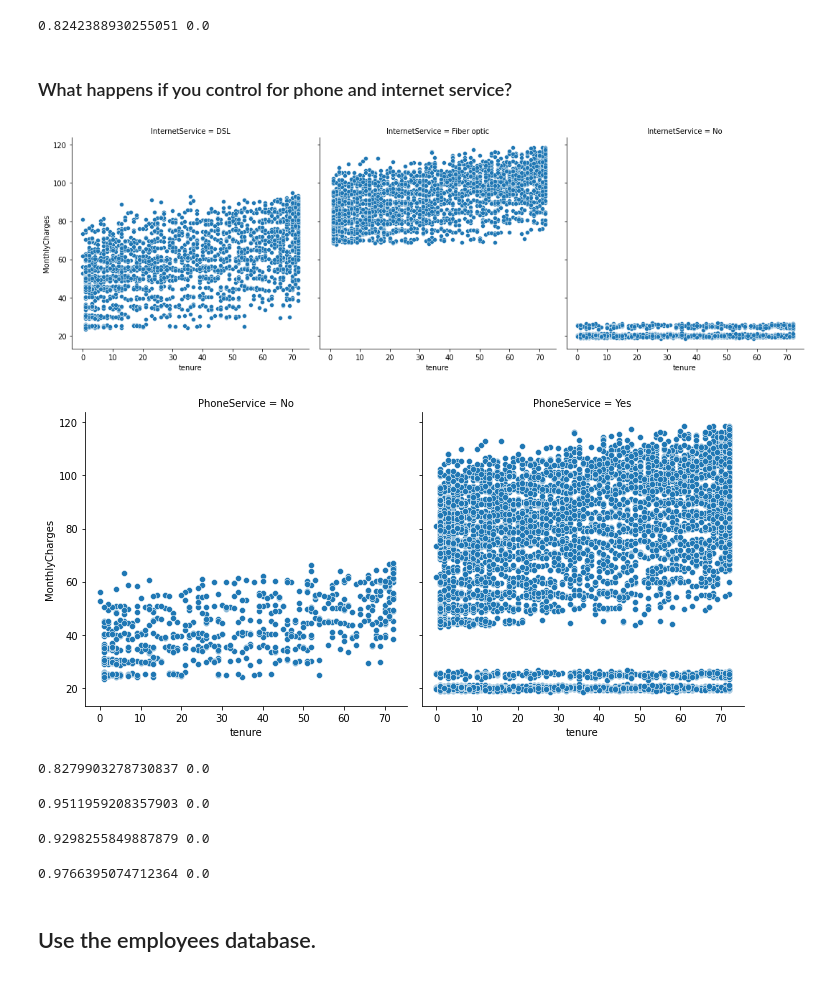
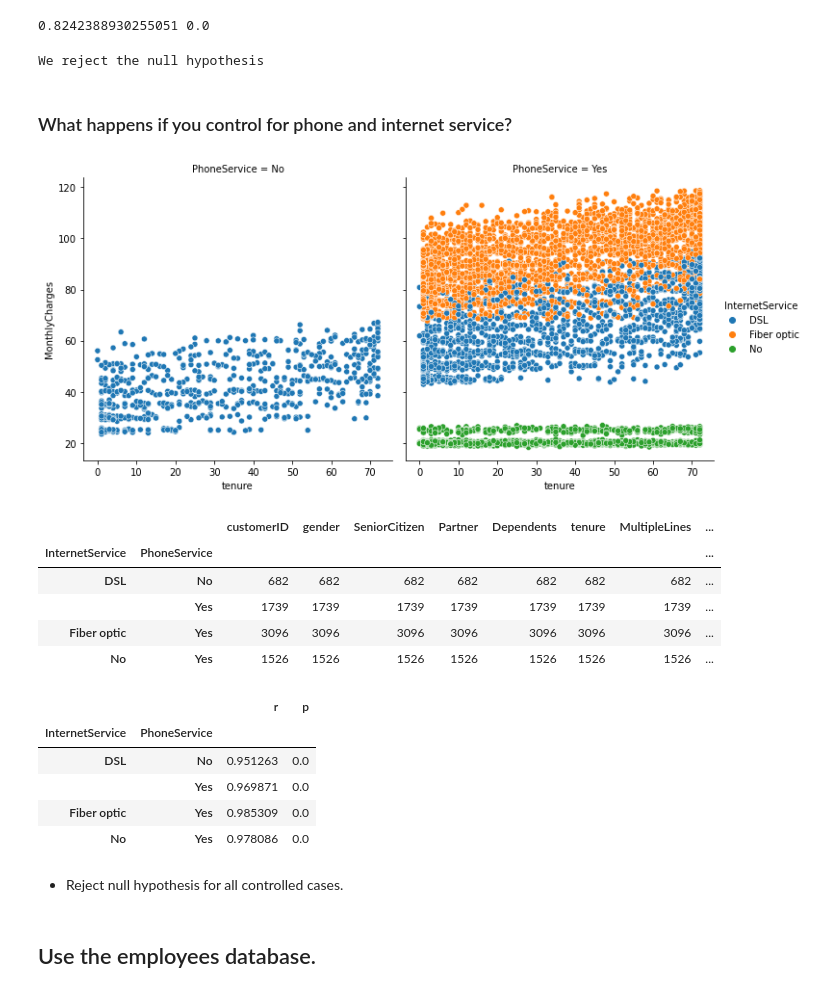
Before and after one commit to joshua-shorterivey/statistics-exercises, a Jupyter notebook: hypothesis_testing.ipynb, the cells around one changed output. Cells and saved outputs as stored; diff of their text form; code cells hidden in the pictures.

Commit message:
amended hypothesis_testing

```diff
--- a/hypothesis_testing.ipynb
+++ b/hypothesis_testing.ipynb
@@ -217,25 +229,19 @@ corr, p = stats.pearsonr(telco_churn.tenure, telco_churn.TotalCharges.interpolat
 print(corr, p)
 # %% [output]
 0.8242388930255051 0.0
+# %%
+#evaluate p-value
+if p < alpha:
+    print("We reject the null hypothesis")
+else:
+    print("We fail to reject the null hypothesis")
+# %% [output]
+We reject the null hypothesis
 # %% [markdown]
 ### What happens if you control for phone and internet service?
 # %%
 #plot them
-sns.relplot(data=telco_churn, x='tenure', y='MonthlyCharges', col='InternetService')
-sns.relplot(data=telco_churn, x='tenure', y='MonthlyCharges', col='PhoneService')
+sns.relplot(data=telco_churn, x='tenure', y='MonthlyCharges', col='PhoneService', hue='InternetService')
 plt.show()
 # %% [output]
-[figure, old version]
+[figure, new version]
-[figure, removed]
-# %%
-with_phone = telco_churn[telco_churn.PhoneService == 'Yes']
-corr, p = stats.pearsonr(with_phone.tenure, with_phone.TotalCharges.interpolate(method='pad'))
-print(corr, p)
-# %% [output]
-0.8279903278730837 0.0
-# %%
-without_phone = telco_churn[telco_churn.PhoneService == 'No']
-corr, p = stats.pearsonr(without_phone.tenure, without_phone.TotalCharges.interpolate(method='pad'))
-print(corr, p)
-# %% [output]
-0.9511959208357903 0.0
@@ -245,10 +248,9 @@ without_internet = telco_churn[telco_churn.InternetService == 'No']
-# %%
-corr, p = stats.pearsonr(with_internet.tenure, with_internet.TotalCharges.interpolate(method='pad'))
-print(corr, p)
-# %% [output]
-0.9298255849887879 0.0
-# %%
-corr, p = stats.pearsonr(without_internet.tenure, without_internet.TotalCharges.interpolate(method='pad'))
-print(corr, p)
-# %% [output]
-0.9766395074712364 0.0
+# %%
+telco_churn.groupby(['InternetService', 'PhoneService']).count()
+# %% [output]
+|  |  | customerID | gender | SeniorCitizen | Partner | Dependents | tenure | MultipleLines | ... |
+| InternetService | PhoneService |  |  |  |  |  |  |  | ... |
+| DSL | No | 682 | 682 | 682 | 682 | 682 | 682 | 682 | ... |
+|  | Yes | 1739 | 1739 | 1739 | 1739 | 1739 | 1739 | 1739 | ... |
+| Fiber optic | Yes | 3096 | 3096 | 3096 | 3096 | 3096 | 3096 | 3096 | ... |
+| No | Yes | 1526 | 1526 | 1526 | 1526 | 1526 | 1526 | 1526 | ... |
@@ -254,0 +261,12 @@ print(corr, p)
+# %%
+#use correlation function
+telco_churn.groupby(['InternetService','PhoneService']).apply(corr_fun)
+# %% [output]
+|  |  | r | p |
+| InternetService | PhoneService |  |  |
+| DSL | No | 0.951263 | 0.0 |
+|  | Yes | 0.969871 | 0.0 |
+| Fiber optic | Yes | 0.985309 | 0.0 |
+| No | Yes | 0.978086 | 0.0 |
+# %% [markdown]
+* Reject null hypothesis for all controlled cases.
```
Also changed, not shown: parts of 39 cells of this notebook.
